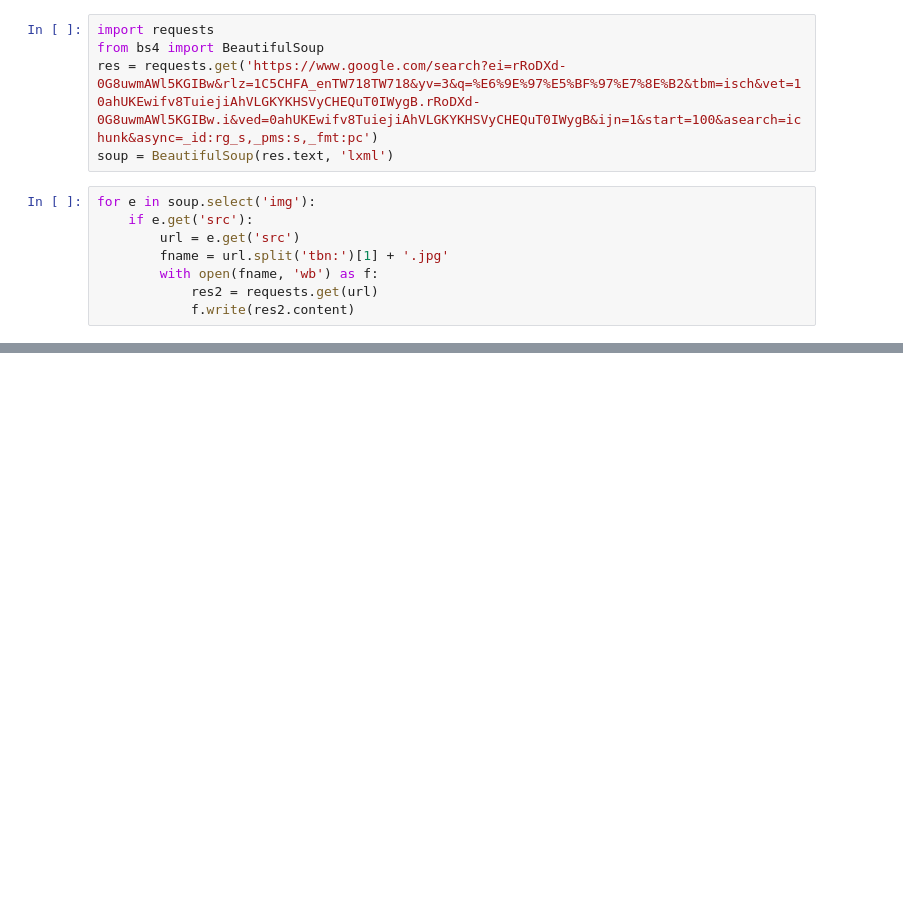
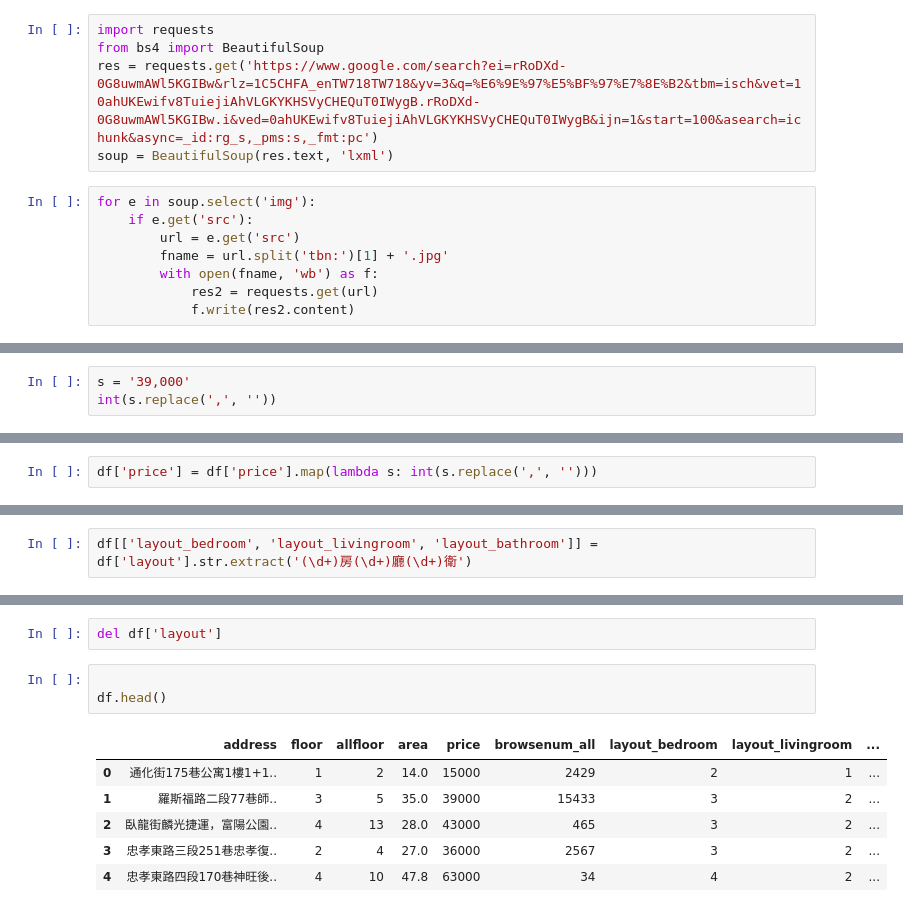
Before and after one commit to ywchiu/transglobepy, a Jupyter notebook: Demo20190614.ipynb, the cells around one changed output, grey strips where cells are left out. Drawn from its saved outputs; the diff is of its cells as text; blank space fills up the shorter version.

```diff
--- a/Demo20190614.ipynb
+++ b/Demo20190614.ipynb
@@ -193,0 +272,3 @@ for e in soup.select('img'):
+# %%
+s = '39,000'
+int(s.replace(',', ''))
@@ -193,0 +288,2 @@ for e in soup.select('img'):
+# %%
+df['price'] = df['price'].map(lambda s: int(s.replace(',', '')))
@@ -193,0 +428,2 @@ for e in soup.select('img'):
+# %%
+df[['layout_bedroom', 'layout_livingroom', 'layout_bathroom']] = df['layout'].str.extract('(\d+)房(\d+)廳(\d+)衛')
@@ -193,0 +539,12 @@ for e in soup.select('img'):
+# %%
+del df['layout']
+# %%
+
+df.head()
+# %% [output]
+|  | address | floor | allfloor | area | price | browsenum_all | layout_bedroom | layout_livingroom | ... |
+| 0 | 通化街175巷公寓1樓1+1.. | 1 | 2 | 14.0 | 15000 | 2429 | 2 | 1 | ... |
+| 1 | 羅斯福路二段77巷師.. | 3 | 5 | 35.0 | 39000 | 15433 | 3 | 2 | ... |
+| 2 | 臥龍街麟光捷運，富陽公園.. | 4 | 13 | 28.0 | 43000 | 465 | 3 | 2 | ... |
+| 3 | 忠孝東路三段251巷忠孝復.. | 2 | 4 | 27.0 | 36000 | 2567 | 3 | 2 | ... |
+| 4 | 忠孝東路四段170巷神旺後.. | 4 | 10 | 47.8 | 63000 | 34 | 4 | 2 | ... |
```
Also changed, not shown: parts of 47 cells of this notebook, 1 other file.
